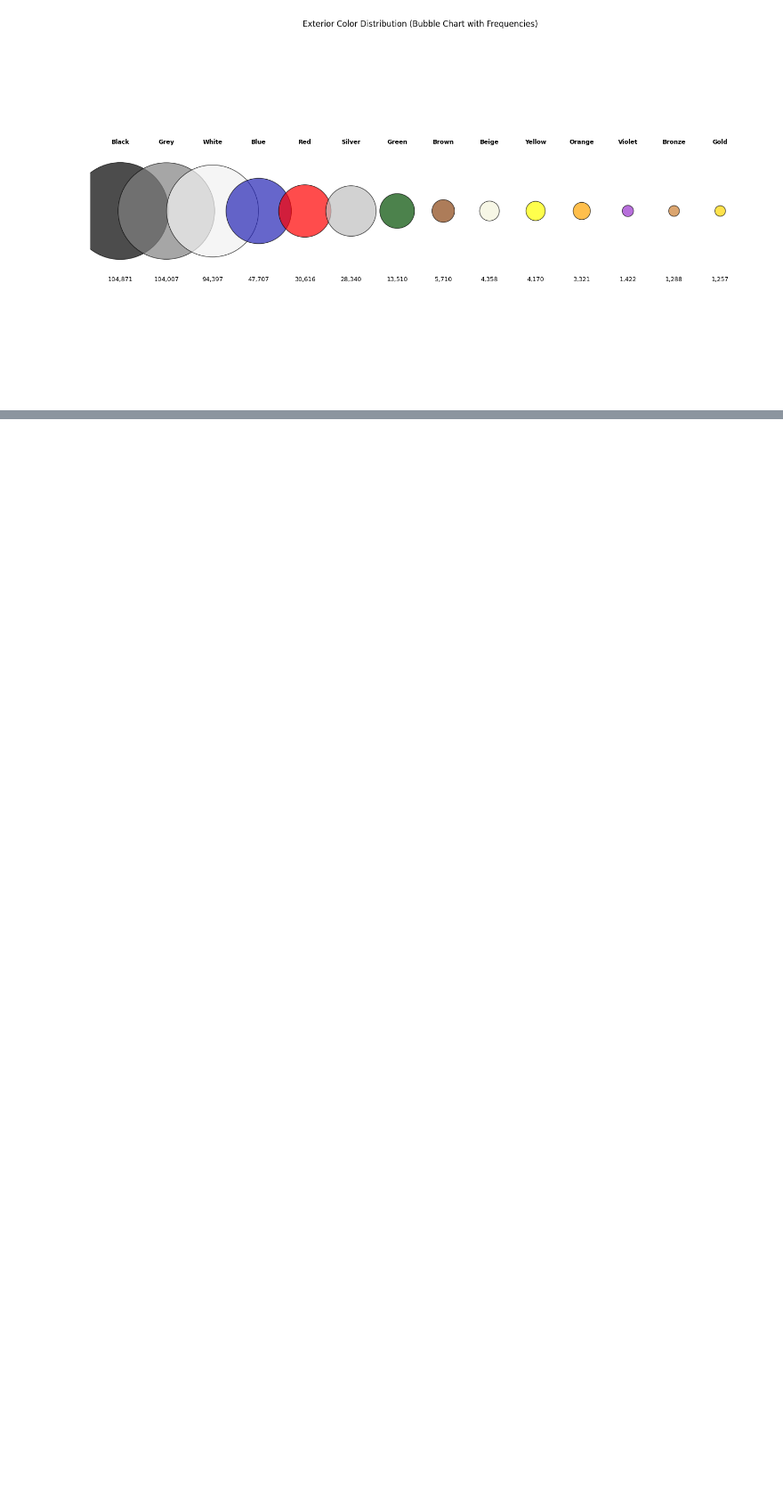
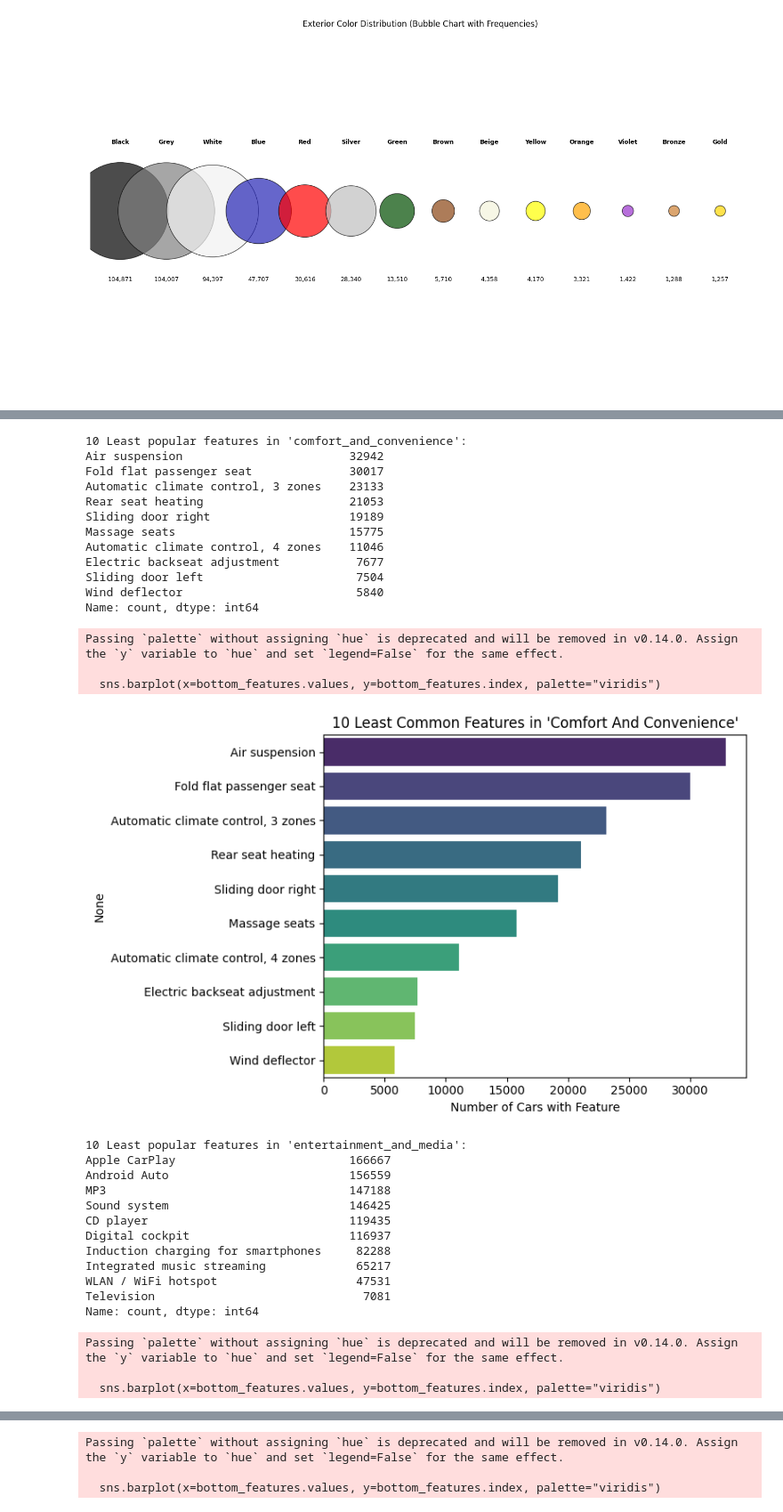
Before and after one commit to dfoddav2/SS25-capstone-project, a Jupyter notebook: exploratory.ipynb, the cells around one changed output, grey strips where cells are left out. Shown at 89% size. Drawn from its saved outputs; the diff is of its cells as text; code cells hidden in the pictures; blank space fills up the shorter version.

```diff
--- a/exploratory.ipynb
+++ b/exploratory.ipynb
@@ -427,0 +505,47 @@ Name: count, dtype: int64
+# %%
+for col in feature_columns:
+    feature_counts = pd.Series(
+        [item.strip() for sublist in df[col].dropna().str.split(';') for item in sublist if item.strip()]
+    ).value_counts()
+    bottom_features = feature_counts.tail(10)
+    print(f"\n10 Least popular features in '{col}':")
+    print(bottom_features)
+
+    plt.figure(figsize=(8, 5))
+    sns.barplot(x=bottom_features.values, y=bottom_features.index, palette="viridis")
+    plt.xlabel("Number of Cars with Feature")
+    plt.title(f"10 Least Common Features in '{col.replace('_', ' ').title()}'")
+    plt.tight_layout()
+    plt.show()
+# %% [output]
+10 Least popular features in 'comfort_and_convenience':
+Air suspension                        32942
+Fold flat passenger seat              30017
+Automatic climate control, 3 zones    23133
+Rear seat heating                     21053
+Sliding door right                    19189
+Massage seats                         15775
+Automatic climate control, 4 zones    11046
+Electric backseat adjustment           7677
+Sliding door left                      7504
+Wind deflector                         5840
+Name: count, dtype: int64
+Passing `palette` without assigning `hue` is deprecated and will be removed in v0.14.0. Assign the `y` variable to `hue` and set `legend=False` for the same effect.
+
+  sns.barplot(x=bottom_features.values, y=bottom_features.index, palette="viridis")
+[figure, added]
+10 Least popular features in 'entertainment_and_media':
+Apple CarPlay                         166667
+Android Auto                          156559
+MP3                                   147188
+Sound system                          146425
+CD player                             119435
+Digital cockpit                       116937
+Induction charging for smartphones     82288
+Integrated music streaming             65217
+WLAN / WiFi hotspot                    47531
+Television                              7081
+Name: count, dtype: int64
+Passing `palette` without assigning `hue` is deprecated and will be removed in v0.14.0. Assign the `y` variable to `hue` and set `legend=False` for the same effect.
+
+  sns.barplot(x=bottom_features.values, y=bottom_features.index, palette="viridis")
@@ -427,0 +565,3 @@ Name: count, dtype: int64
+Passing `palette` without assigning `hue` is deprecated and will be removed in v0.14.0. Assign the `y` variable to `hue` and set `legend=False` for the same effect.
+
+  sns.barplot(x=bottom_features.values, y=bottom_features.index, palette="viridis")
```
Also changed, not shown: parts of 10 cells of this notebook.
